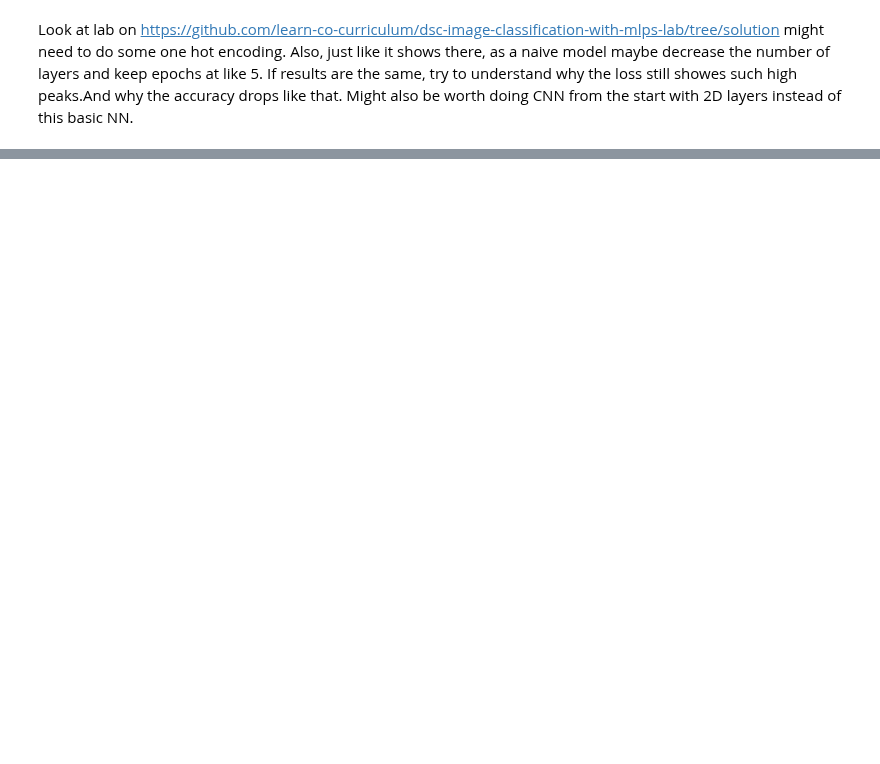
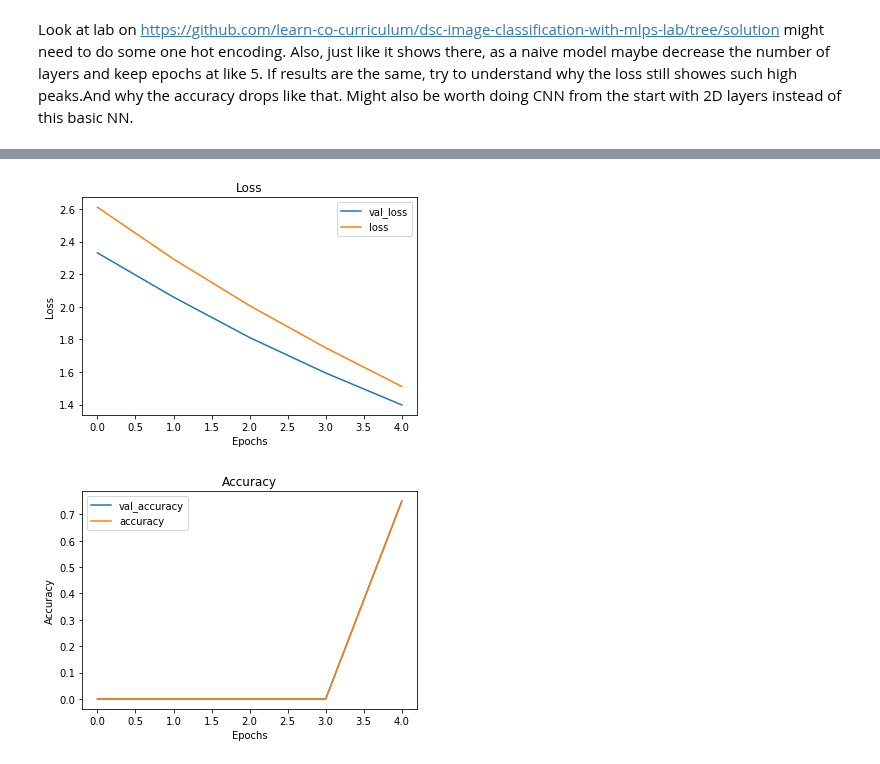
Before and after one commit to MNLKuzmin/SkinCancerDetection, a Jupyter notebook: SkinCancerDetection.ipynb, the cells around one changed output, grey strips where cells are left out. Saved outputs shown, nothing was run; the diff lists cells and outputs as text; code cells hidden in the pictures; blank space fills up the shorter version.

```diff
--- a/SkinCancerDetection.ipynb
+++ b/SkinCancerDetection.ipynb
@@ -333,0 +350,3 @@ Might also be worth doing CNN from the start with 2D layers instead of this basi
+# %%
+# changing batch size to 1
+results4 = model3.fit(X64, y64, epochs=5, batch_size=1, validation_split=0.2)
@@ -333,0 +364,5 @@ Might also be worth doing CNN from the start with 2D layers instead of this basi
+# %%
+visualize_training_results(results4)
+# %% [output]
+[figure, added]
+[figure, added]
```
Also changed, not shown: parts of 19 cells of this notebook.
